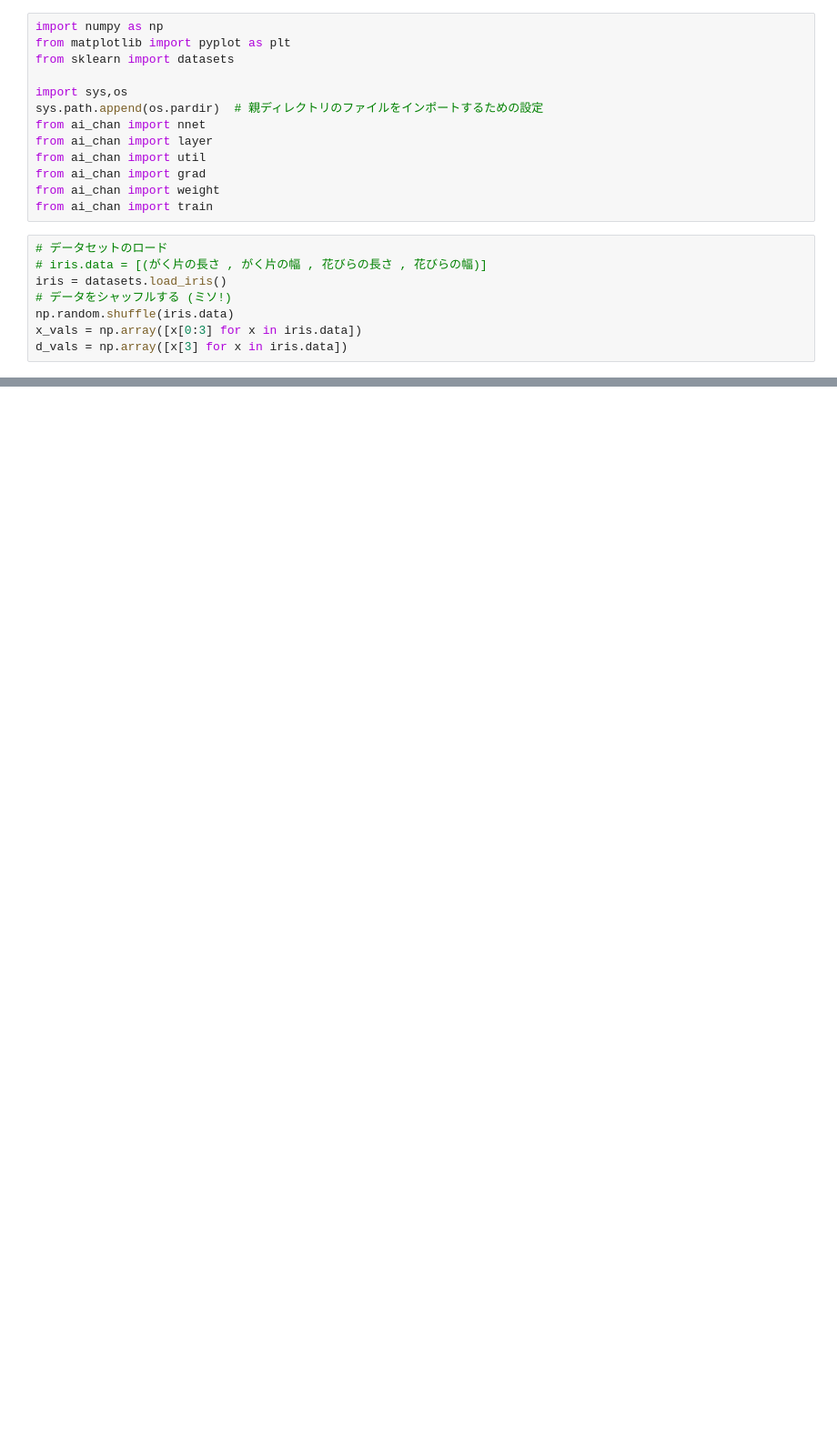
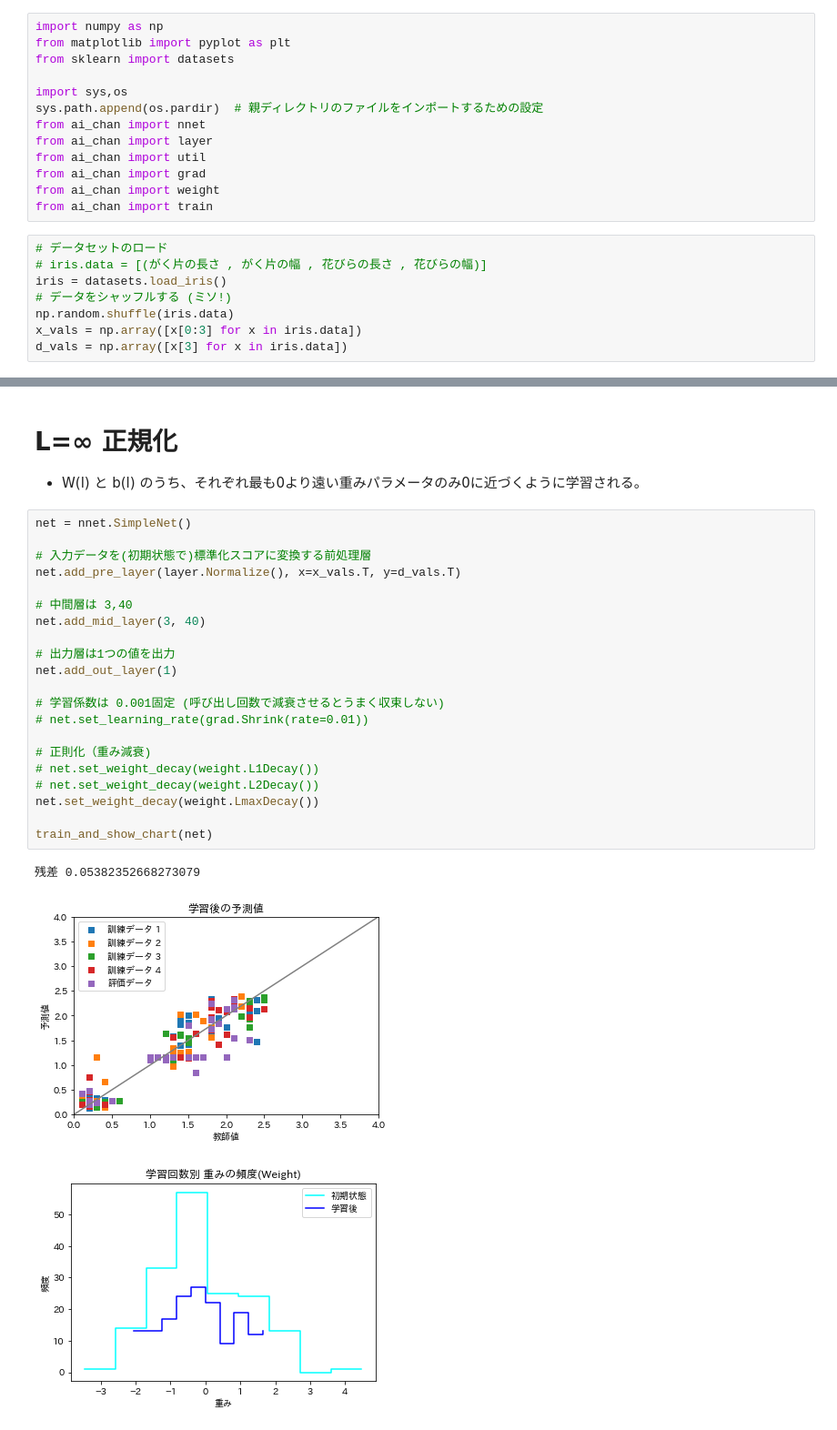
Before and after one commit to kagyuu/ai-chan, a Jupyter notebook: notes/weight_decay.ipynb, the cells around one changed output, grey strips where cells are left out. Shown at 91% size. Saved outputs shown, nothing was run; the diff lists cells and outputs as text; blank space fills up the shorter version.

```diff
--- a/notes/weight_decay.ipynb
+++ b/notes/weight_decay.ipynb
@@ -89,0 +169,28 @@ plt.show()
+# %% [markdown]
+# L=∞ 正規化
+* W(l) と b(l) のうち、それぞれ最も0より遠い重みパラメータのみ0に近づくように学習される。
+# %%
+net = nnet.SimpleNet()
+
+# 入力データを(初期状態で)標準化スコアに変換する前処理層
+net.add_pre_layer(layer.Normalize(), x=x_vals.T, y=d_vals.T)
+
+# 中間層は 3,40
+net.add_mid_layer(3, 40)
+
+# 出力層は1つの値を出力
+net.add_out_layer(1)
+
+# 学習係数は 0.001固定 (呼び出し回数で減衰させるとうまく収束しない)
+# net.set_learning_rate(grad.Shrink(rate=0.01))
+
+# 正則化（重み減衰)
+# net.set_weight_decay(weight.L1Decay())
+# net.set_weight_decay(weight.L2Decay())
+net.set_weight_decay(weight.LmaxDecay())
+
+train_and_show_chart(net)
+# %% [output]
+残差 0.05382352668273079
+[figure, added]
+[figure, added]
```
Also changed, not shown: parts of 12 cells of this notebook, 3 other files.
